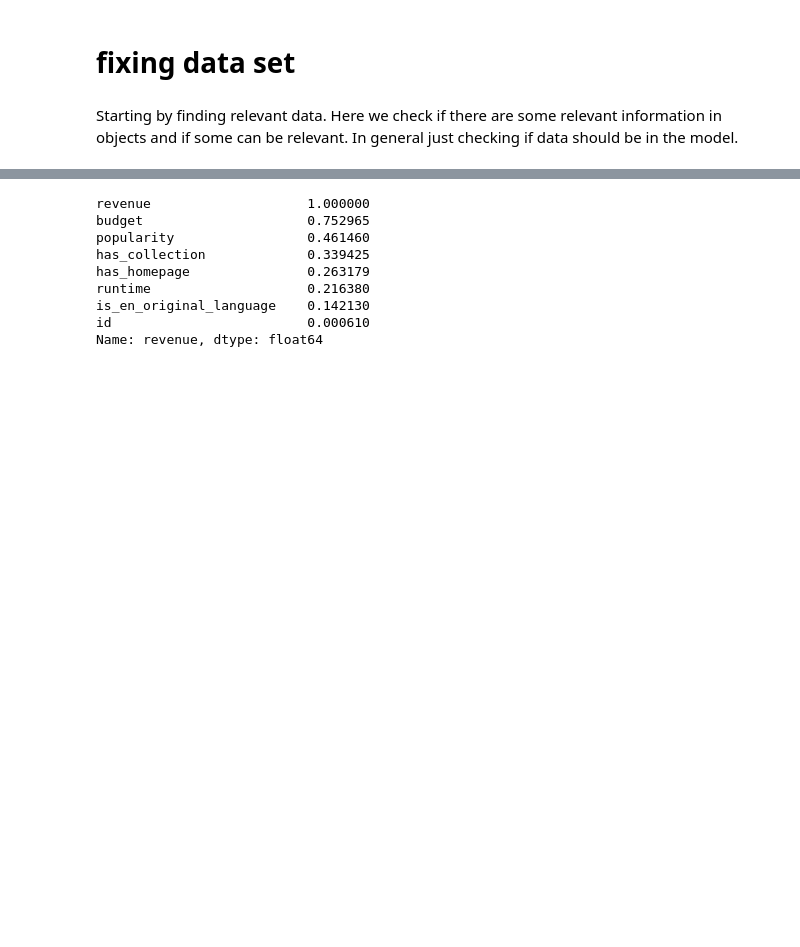
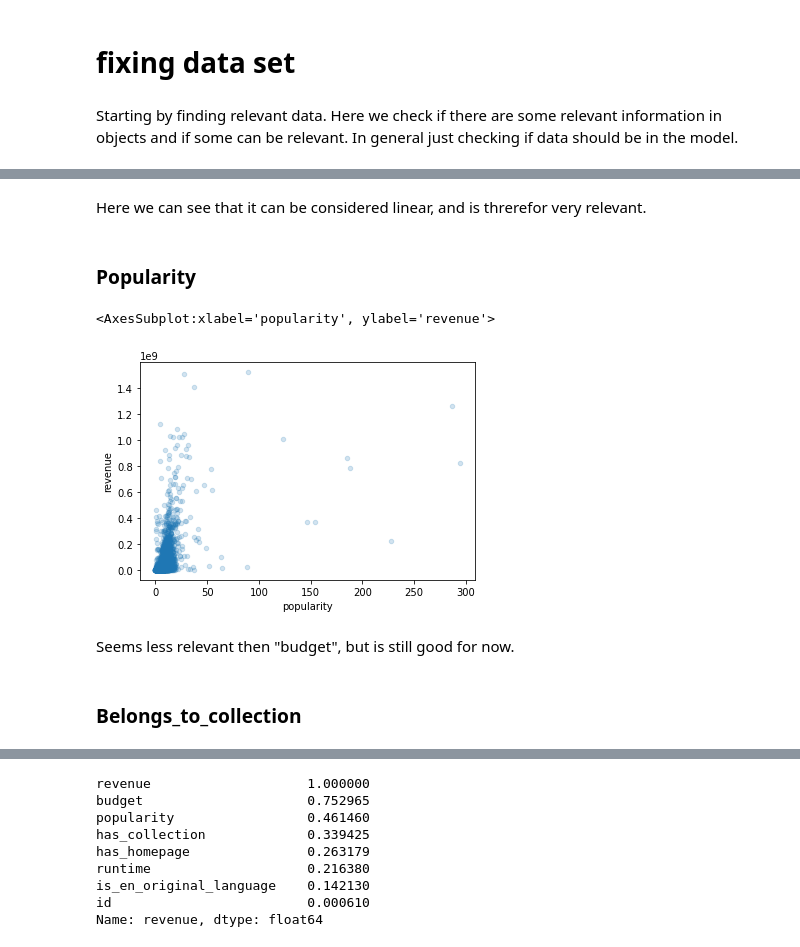
Before and after one commit to H584958/ML_2, a Jupyter notebook: TMDB_box_office.ipynb, the cells around one changed output, grey strips where cells are left out. Cells and saved outputs as stored; diff of their text form; code cells hidden in the pictures; blank space fills up the shorter version.

```diff
--- a/TMDB_box_office.ipynb
+++ b/TMDB_box_office.ipynb
@@ -119,0 +84,13 @@ Dont see any relevant data in the object, but we can check if having a collectio
+# %% [markdown]
+Here we can see that it can be considered linear, and is threrefor very relevant.
+# %% [markdown]
+### Popularity
+# %%
+train.plot(kind="scatter", x="popularity", y="revenue", alpha=0.2)
+# %% [output]
+<AxesSubplot:xlabel='popularity', ylabel='revenue'>
+[figure, added]
+# %% [markdown]
+Seems less relevant then "budget", but is still good for now.
+# %% [markdown]
+### Belongs_to_collection
```
Also changed, not shown: parts of 53 cells of this notebook.
